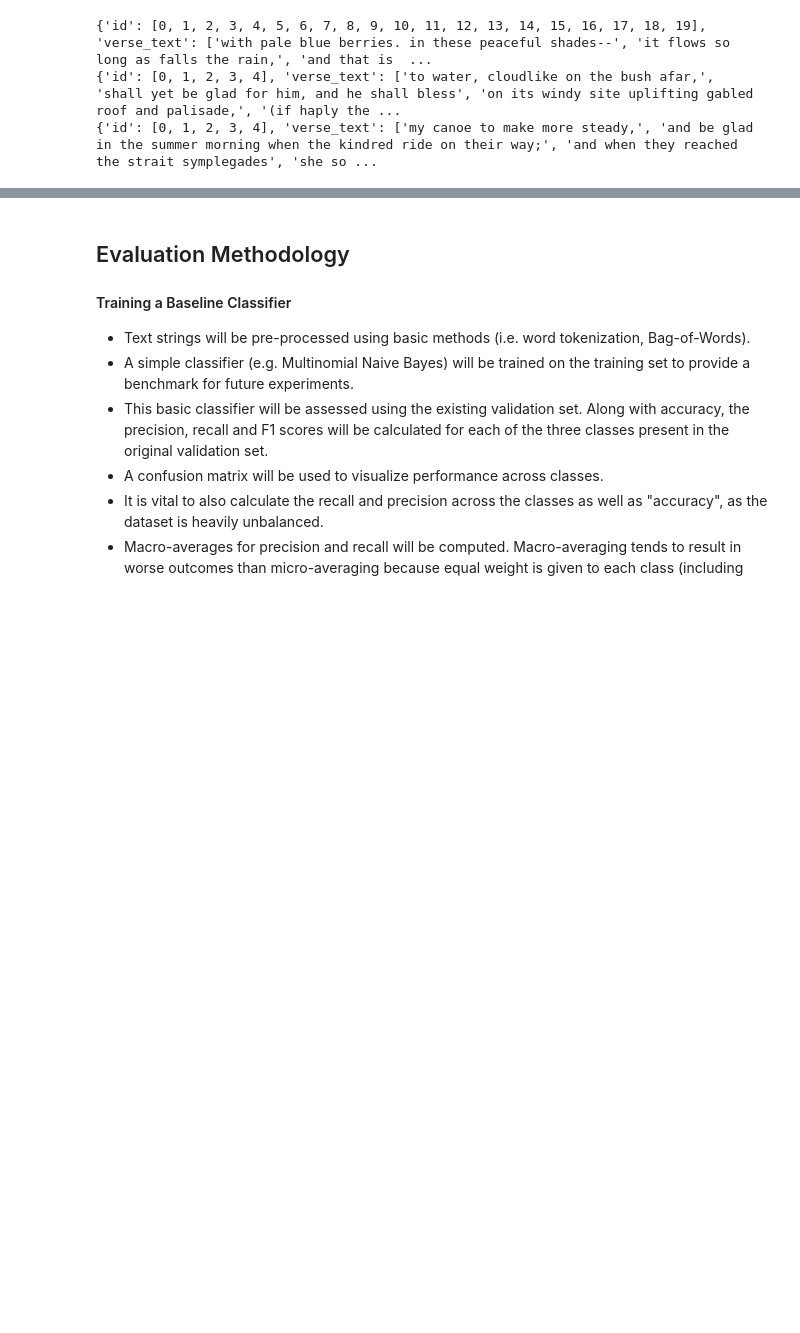
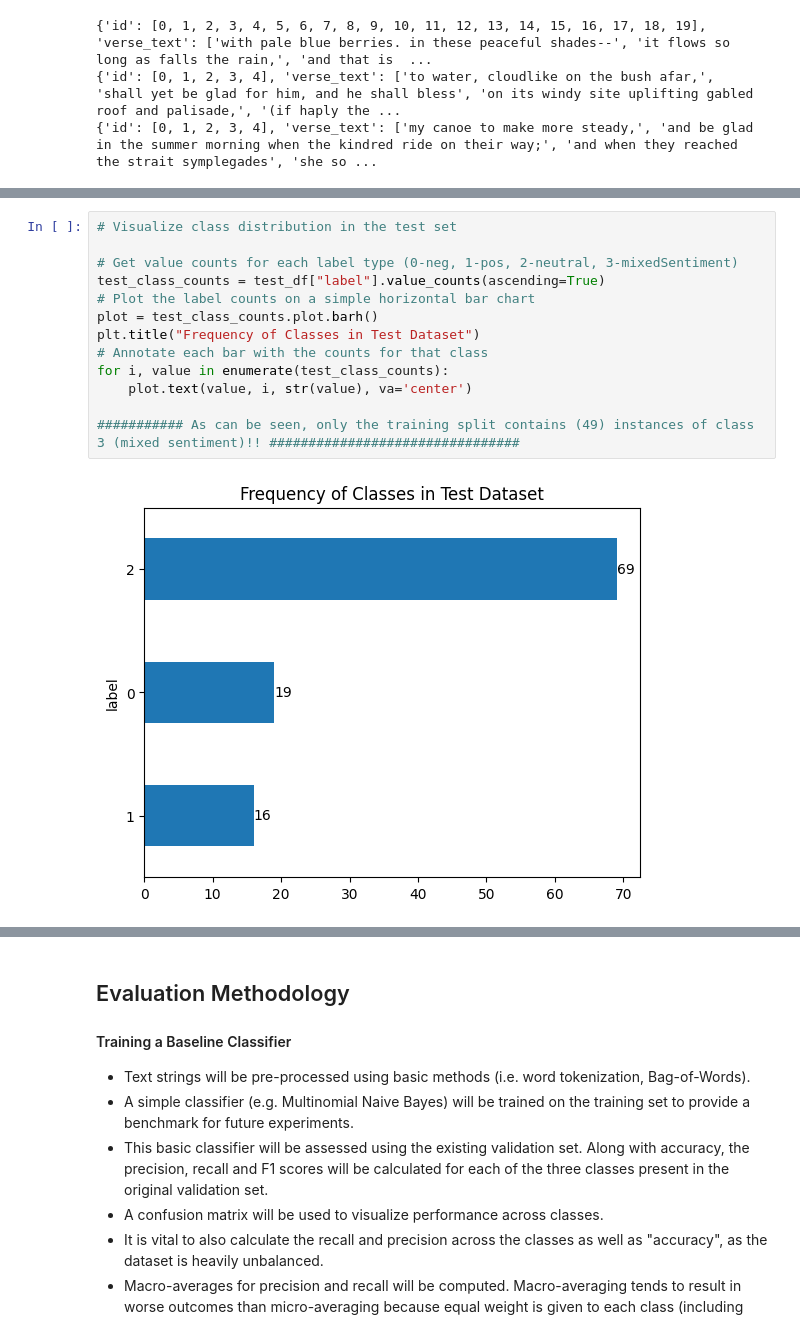
Before and after one commit to nyx500/NLP_Project_on_Poem_Sentiment_Analysis, a Jupyter notebook: NLP_Coursework_Poem_Sentiment_Classification.ipynb, the cells around one changed output, grey strips where cells are left out. Cells and saved outputs as stored; diff of their text form; blank space fills up the shorter version.

```diff
--- a/NLP_Coursework_Poem_Sentiment_Classification.ipynb
+++ b/NLP_Coursework_Poem_Sentiment_Classification.ipynb
@@ -214,3 +220,18 @@ Name: count, dtype: int64
+# %%
+# Visualize class distribution in the test set
+
+# Get value counts for each label type (0-neg, 1-pos, 2-neutral, 3-mixedSentiment)
+test_class_counts = test_df["label"].value_counts(ascending=True)
+# Plot the label counts on a simple horizontal bar chart
+plot = test_class_counts.plot.barh()
+plt.title("Frequency of Classes in Test Dataset")
+# Annotate each bar with the counts for that class
+for i, value in enumerate(test_class_counts):
+    plot.text(value, i, str(value), va='center')
+
+########### As can be seen, only the training split contains (49) instances of class 3 (mixed sentiment)!! ################################
+# %% [output]
+[figure, added]
 # %% [markdown]
 ### Handling the Missing "Mixed" Class Limitation
 
```
Also changed, not shown: parts of 9 cells of this notebook, 10 other files.
